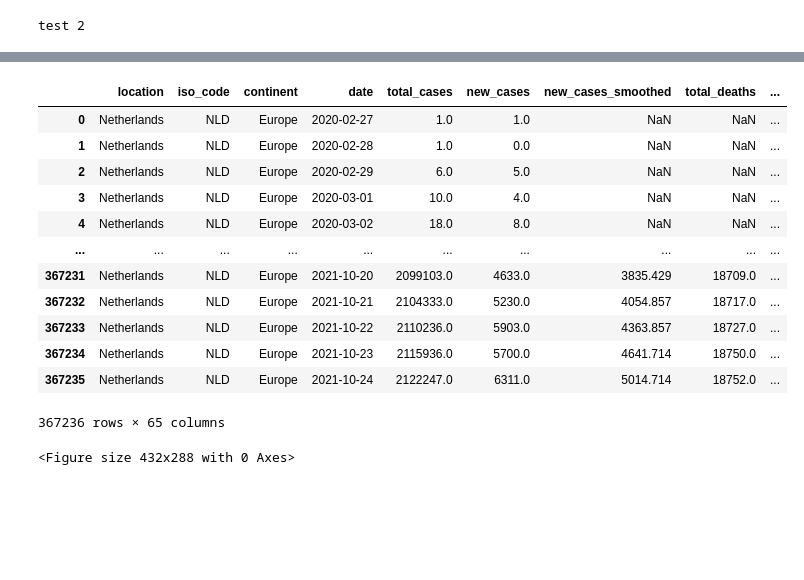
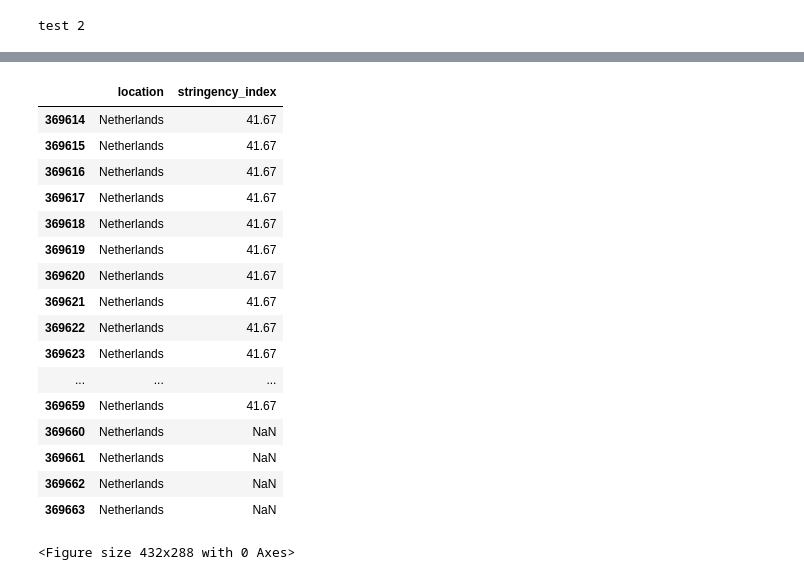
Before and after one commit to Wuodan3/INFOMDSS, a Jupyter notebook: INFOMDSS Team 15.ipynb, the cells around one changed output, grey strips where cells are left out. Drawn from its saved outputs; the diff is of its cells as text; code cells hidden in the pictures; blank space fills up the shorter version.

```diff
--- a/INFOMDSS Team 15.ipynb
+++ b/INFOMDSS Team 15.ipynb
@@ -42,22 +42,27 @@ memory usage: 62.5+ MB
 # %%
 NLdata = data.loc[data.location == "Netherlands", "location"]
 NLdata = pd.merge(NLdata, data)
-
-NLdata
+import numpy as np
+NLdata.loc[NLdata.stringency_index == '', "stringency_index"] = np.nan
+NLdata[['location', 'stringency_index']].tail(50)
 # %% [output]
-|  | location | iso_code | continent | date | total_cases | new_cases | new_cases_smoothed | total_deaths | ... |
-| 0 | Netherlands | NLD | Europe | 2020-02-27 | 1.0 | 1.0 | NaN | NaN | ... |
-| 1 | Netherlands | NLD | Europe | 2020-02-28 | 1.0 | 0.0 | NaN | NaN | ... |
-| 2 | Netherlands | NLD | Europe | 2020-02-29 | 6.0 | 5.0 | NaN | NaN | ... |
-| 3 | Netherlands | NLD | Europe | 2020-03-01 | 10.0 | 4.0 | NaN | NaN | ... |
-| 4 | Netherlands | NLD | Europe | 2020-03-02 | 18.0 | 8.0 | NaN | NaN | ... |
-| ... | ... | ... | ... | ... | ... | ... | ... | ... | ... |
-| 367231 | Netherlands | NLD | Europe | 2021-10-20 | 2099103.0 | 4633.0 | 3835.429 | 18709.0 | ... |
-| 367232 | Netherlands | NLD | Europe | 2021-10-21 | 2104333.0 | 5230.0 | 4054.857 | 18717.0 | ... |
-| 367233 | Netherlands | NLD | Europe | 2021-10-22 | 2110236.0 | 5903.0 | 4363.857 | 18727.0 | ... |
-| 367234 | Netherlands | NLD | Europe | 2021-10-23 | 2115936.0 | 5700.0 | 4641.714 | 18750.0 | ... |
-| 367235 | Netherlands | NLD | Europe | 2021-10-24 | 2122247.0 | 6311.0 | 5014.714 | 18752.0 | ... |
+|  | location | stringency_index |
+| 369614 | Netherlands | 41.67 |
+| 369615 | Netherlands | 41.67 |
+| 369616 | Netherlands | 41.67 |
+| 369617 | Netherlands | 41.67 |
+| 369618 | Netherlands | 41.67 |
+| 369619 | Netherlands | 41.67 |
+| 369620 | Netherlands | 41.67 |
+| 369621 | Netherlands | 41.67 |
+| 369622 | Netherlands | 41.67 |
+| 369623 | Netherlands | 41.67 |
+| ... | ... | ... |
+| 369659 | Netherlands | 41.67 |
+| 369660 | Netherlands | NaN |
+| 369661 | Netherlands | NaN |
+| 369662 | Netherlands | NaN |
+| 369663 | Netherlands | NaN |
-367236 rows × 65 columns
 # %%
 Stringencyindexandcasessdate = NLdata[['stringency_index', 'date', 'total_cases' , 'total_vaccinations', 'new_cases']]
 Stringencyindexandcasessdate
```
Also changed, not shown: parts of 1 cell of this notebook, 2 other files.
